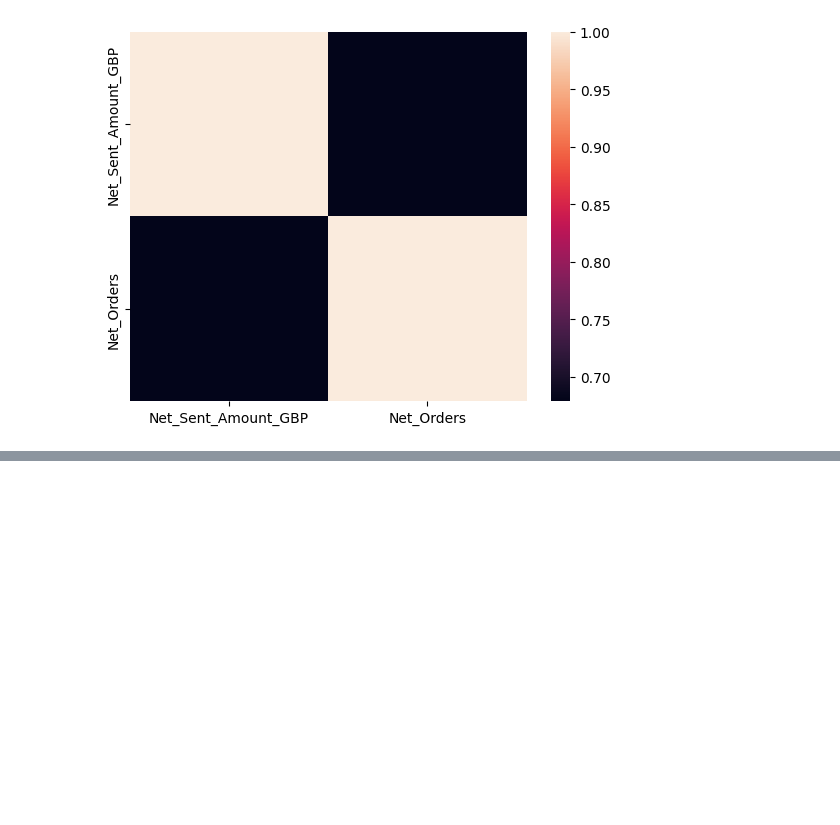
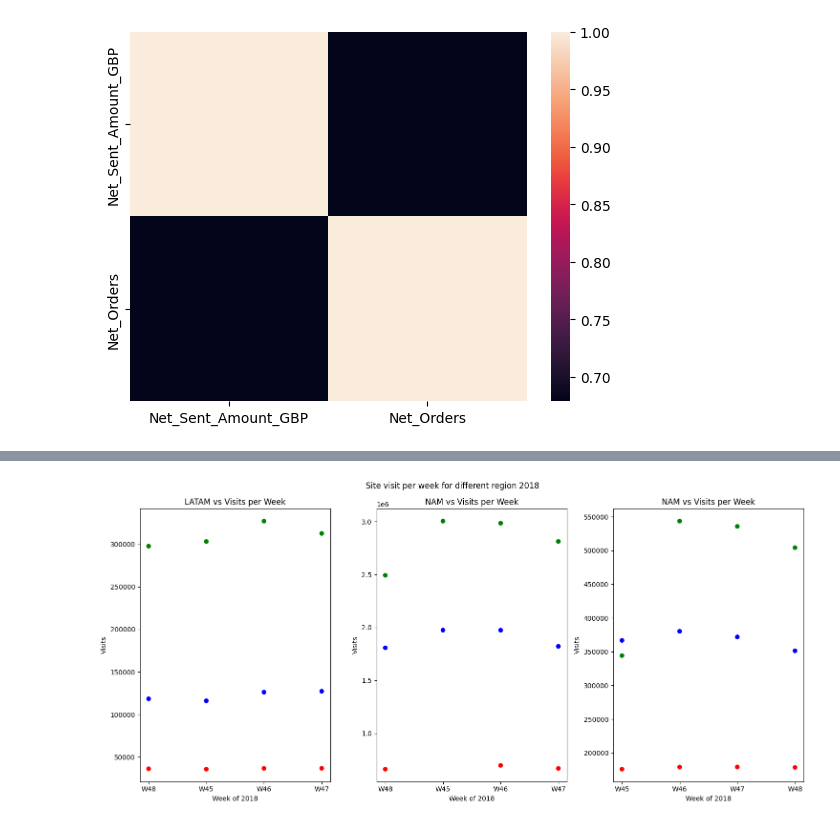
Before and after one commit to DKMalungu/avon_interview, a Jupyter notebook: interview/data_analysis.ipynb, the cells around one changed output, grey strips where cells are left out. Cells and saved outputs as stored; diff of their text form; code cells hidden in the pictures; blank space fills up the shorter version.

```diff
--- a/interview/data_analysis.ipynb
+++ b/interview/data_analysis.ipynb
@@ -474,0 +497,28 @@ Text(0.5, 1.0, 'Site vist vs Weeks of 2018 for LATAM')
+# %%
+fig, axis = plt.subplots(1, 3, figsize=(15, 7))
+fig.suptitle("Site visit per week for different region 2018")
+data_color = {'Mobile App':'red', 'Desktop': 'green', 'Mobile Web':'blue'}
+
+# Super Regional analysis for 2018 LATAM vs Visits
+LATAM_dataset_2_2018 = data_sheet_2_2018.where(data_sheet_2_2018.Super_Region=='LATAM', inplace=False).dropna()
+axis[0].scatter(x= LATAM_dataset_2_2018.week, y=LATAM_dataset_2_2018.Visits, c=LATAM_dataset_2_2018.Platform_Type_Name.map(data_color))
+axis[0].set_title('LATAM vs Visits per Week')
+axis[0].set_xlabel('Week of 2018')
+axis[0].set_ylabel('Visits')
+
+# Super Region analysis for 2018 NAM vs Visits
+NAM_dataset_2_2018 = data_sheet_2_2018.where(data_sheet_2_2018.Super_Region=='NAM', inplace=False).dropna()
+axis[1].scatter(x= NAM_dataset_2_2018.week, y=NAM_dataset_2_2018.Visits, c=NAM_dataset_2_2018.Platform_Type_Name.map(data_color))
+axis[1].set_title('NAM vs Visits per Week')
+axis[1].set_xlabel('Week of 2018')
+axis[1].set_ylabel('Visits')
+
+# Super Region analysis for 2018 APAC vs Visits
+APAC_dataset_2_2018 = data_sheet_2_2018.where(data_sheet_2_2018.Super_Region=='APAC', inplace=False).dropna()[['Platform_Type_Name', 'week', 'Visits']].groupby(['week', 'Platform_Type_Name']).sum(numeric_only = True).reset_index()
+axis[2].scatter(x= APAC_dataset_2_2018['week'], y=APAC_dataset_2_2018.Visits, c=APAC_dataset_2_2018.Platform_Type_Name.map(data_color))
+axis[2].set_title('NAM vs Visits per Week')
+axis[2].set_xlabel('Week of 2018')
+axis[2].set_ylabel('Visits')
+fig.tight_layout()
+# %% [output]
+[figure, added]
```
Also changed, not shown: parts of 8 cells of this notebook.
